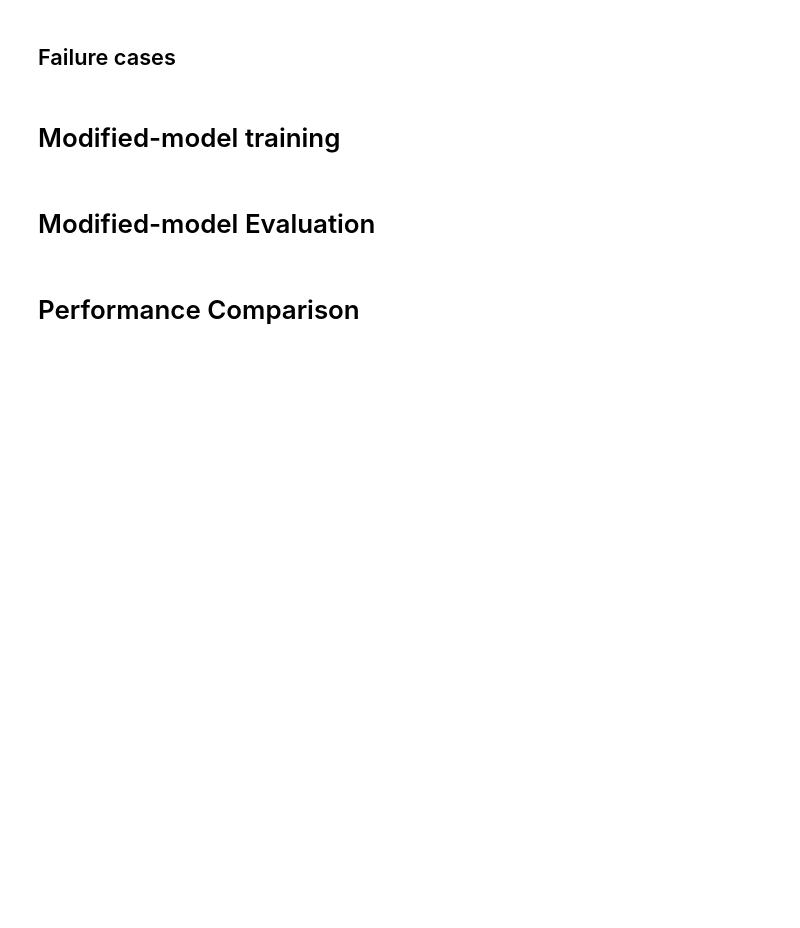
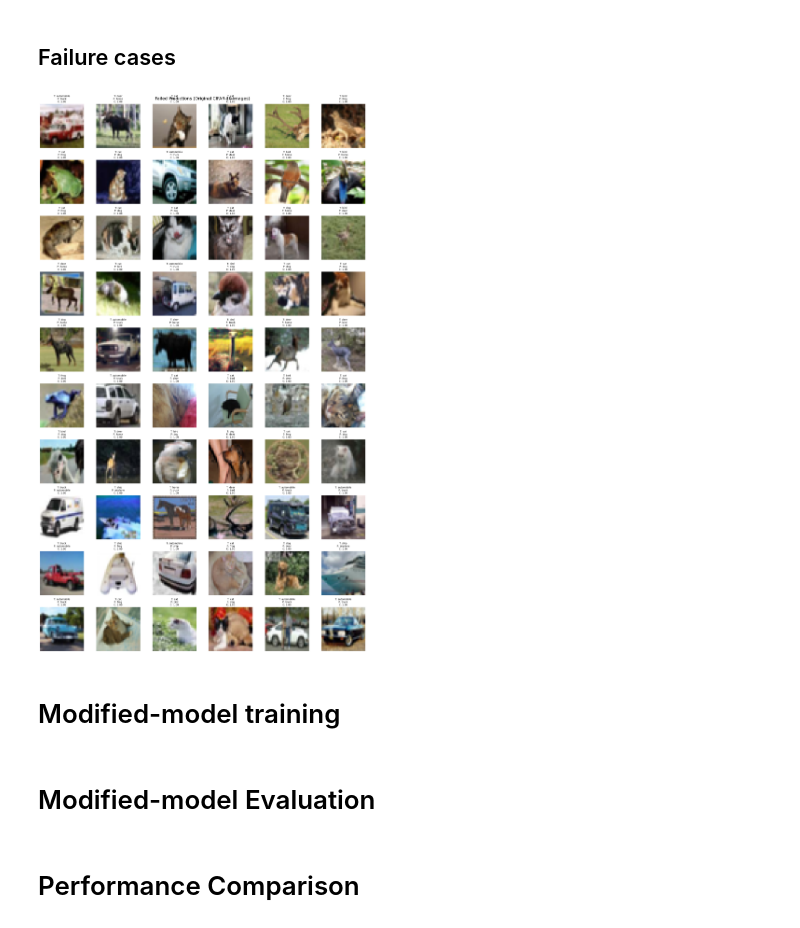
Before and after one commit to SomnathB053/csl7590-assignment, a Jupyter notebook: CSL7590_Assign_CIFAR-10.ipynb, the cells around one changed output. Drawn from its saved outputs; the diff is of its cells as text; code cells hidden in the pictures; blank space fills up the shorter version.

```diff
--- a/CSL7590_Assign_CIFAR-10.ipynb
+++ b/CSL7590_Assign_CIFAR-10.ipynb
@@ -350,2 +411,11 @@ plt.show()
 # %% [markdown]
 ## Failure cases
+# %%
+from torchvision import datasets, transforms
+
+raw_test_dataset = datasets.CIFAR10(
+    root="./data",
+    train=False,
+    download=False,
+    transform=transforms.ToTensor()  # 🚨 NO Normalize
+)
@@ -352,3 +453,41 @@ plt.show()
+# %%
+failed_cases.sort(key=lambda x: x[0], reverse=True)
+# %%
+import matplotlib.pyplot as plt
+import math
+
+TOP_K = 60
+num_images = min(TOP_K, len(failed_cases))
+
+cols = 6
+rows = math.ceil(num_images / cols)
+
+fig, axes = plt.subplots(rows, cols, figsize=(cols * 3, rows * 3))
+axes = axes.reshape(rows, cols)
+
+for idx in range(rows * cols):
+    r, c = divmod(idx, cols)
+    ax = axes[r, c]
+
+    if idx < num_images:
+        conf, data_idx, true_lbl, pred_lbl = failed_cases[idx]
+        img, _ = raw_test_dataset[data_idx]
+
+        ax.imshow(img.permute(1, 2, 0))
+        ax.set_title(
+            f"T: {raw_test_dataset.classes[true_lbl]}\n"
+            f"P: {raw_test_dataset.classes[pred_lbl]}\n"
+            f"C: {conf:.2f}",
+            fontsize=9
+        )
+
+    ax.axis("off")
+
+plt.suptitle("Failed Predictions (Original CIFAR-10 Images)", fontsize=16)
+plt.tight_layout()
+plt.show()
+# %% [output]
+[figure, added]
 # %% [markdown]
 # Modified-model training
 # %% [markdown]
```
Also changed, not shown: parts of 18 cells of this notebook, 11 other files.
